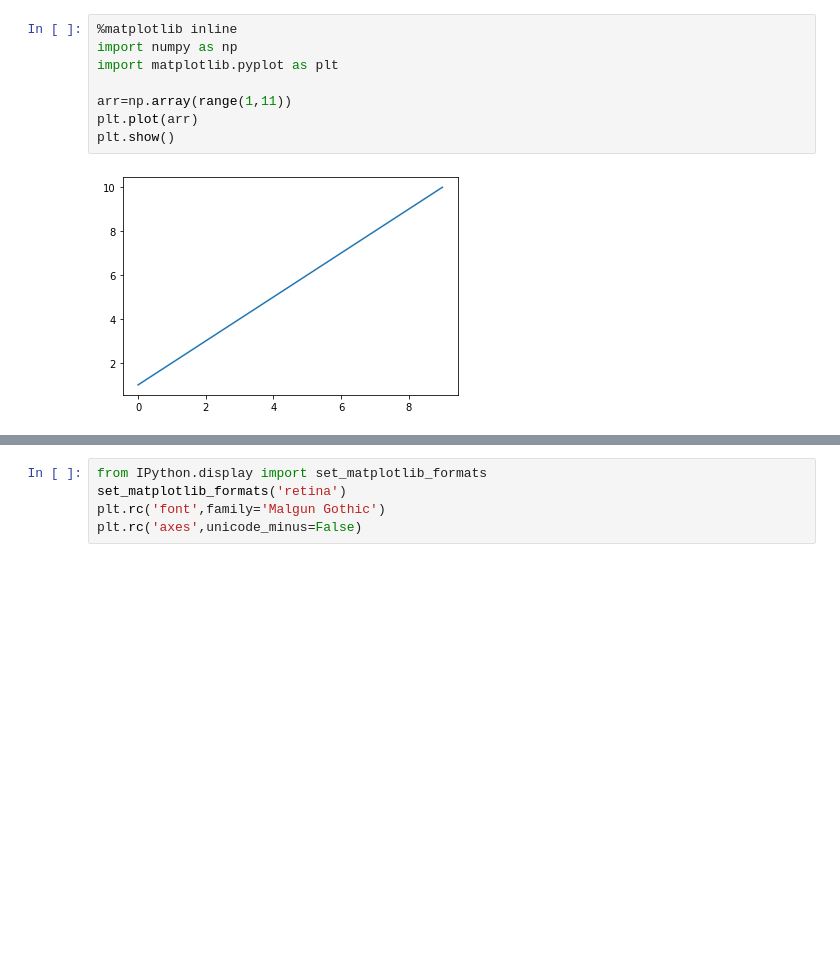
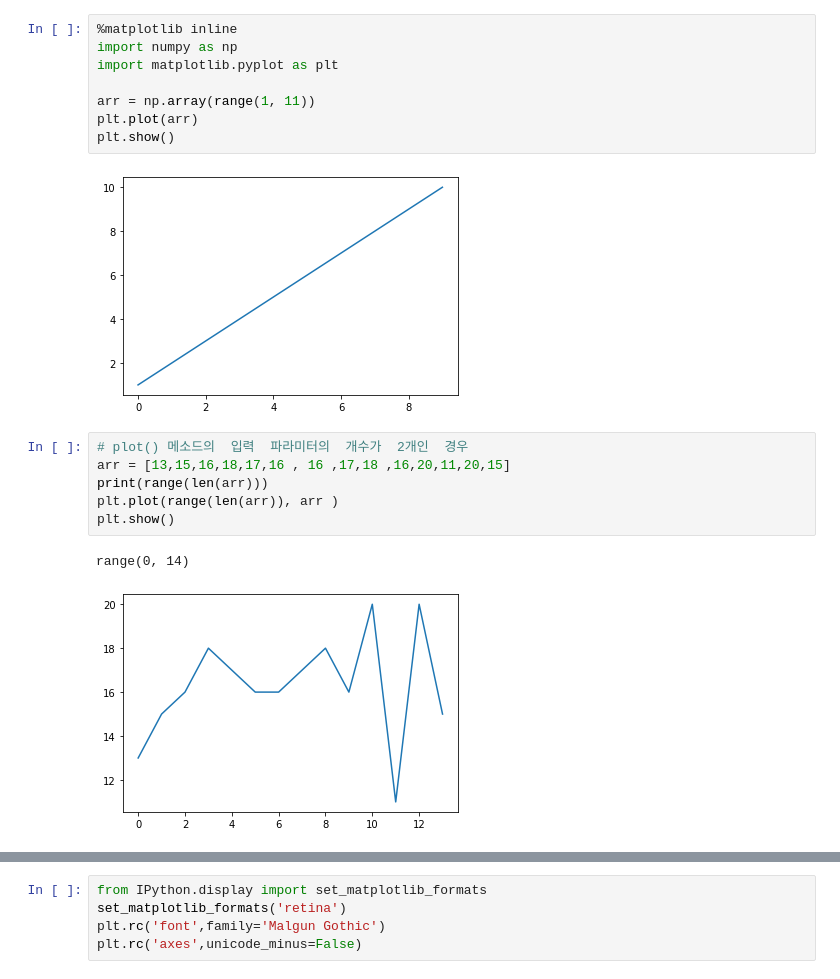
Before and after one commit to sangwookl/data_engineering, a Jupyter notebook: Matplotlib.ipynb, the cells around one changed output, grey strips where cells are left out. Cells and saved outputs as stored; diff of their text form; blank space fills up the shorter version.

```diff
--- a/Matplotlib.ipynb
+++ b/Matplotlib.ipynb
@@ -26,9 +13,18 @@ Successfully installed cycler-0.10.0 kiwisolver-1.3.1 matplotlib-3.4.1 pillow-8.
 import numpy as np
 import matplotlib.pyplot as plt
 
-arr=np.array(range(1,11))
+arr = np.array(range(1, 11))
 plt.plot(arr)
 plt.show()
 # %% [output]
 [figure]
+# %%
+# plot() 메소드의  입력  파라미터의  개수가  2개인  경우
+arr = [13,15,16,18,17,16 , 16 ,17,18 ,16,20,11,20,15]
+print(range(len(arr)))
+plt.plot(range(len(arr)), arr )
+plt.show()
+# %% [output]
+range(0, 14)
+[figure, added]
 # %%
```
Also changed, not shown: parts of 28 cells of this notebook, 26 other files.
